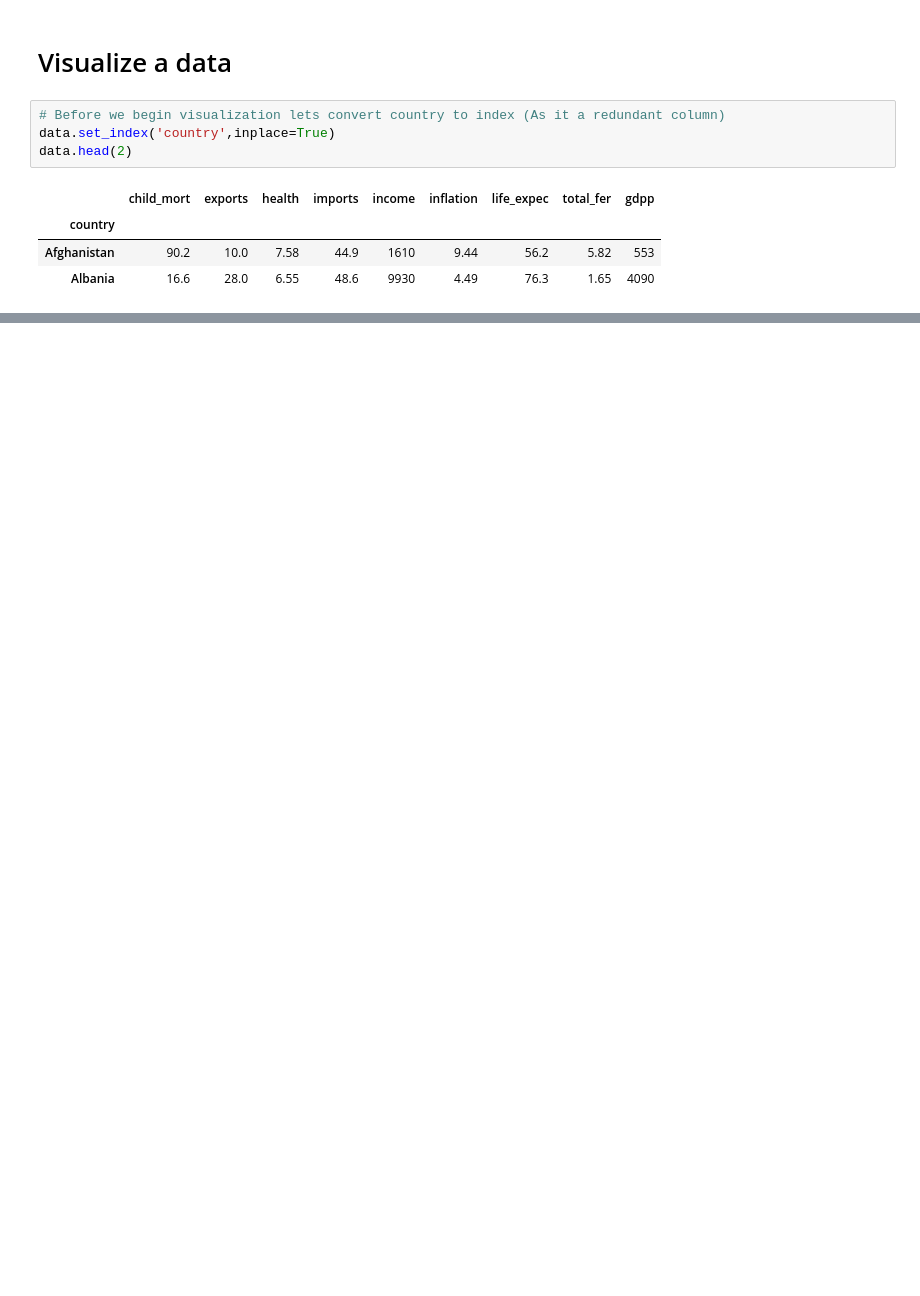
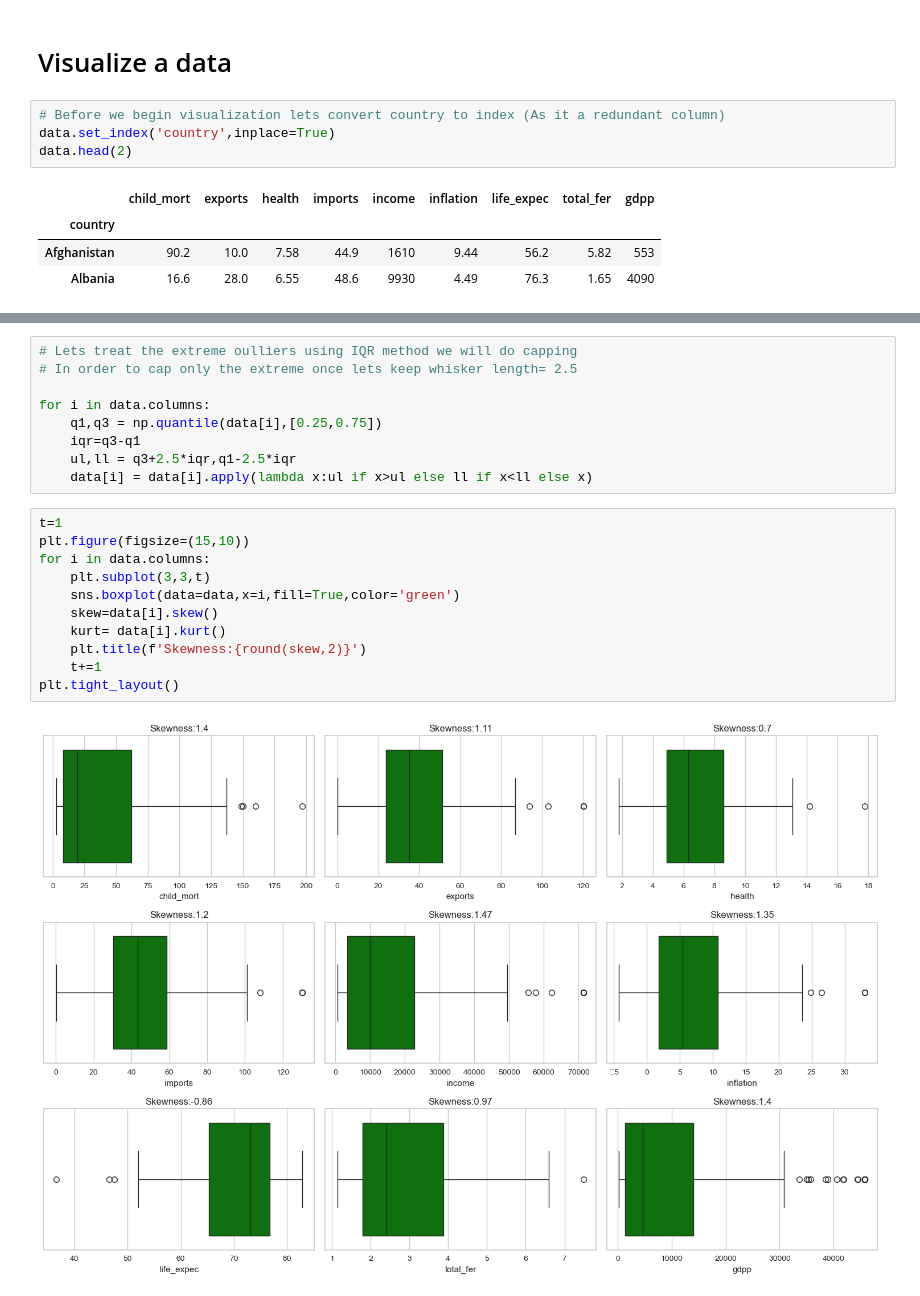
Before and after one commit to Sumit82398/Help-NGO-CountryData-Clustring, a Jupyter notebook: Help_NGO.ipynb, the cells around one changed output, grey strips where cells are left out. Drawn from its saved outputs; the diff is of its cells as text; blank space fills up the shorter version.

```diff
--- a/Help_NGO.ipynb
+++ b/Help_NGO.ipynb
@@ -66,0 +106,22 @@ plt.show()
+# %%
+# Lets treat the extreme oulliers using IQR method we will do capping
+# In order to cap only the extreme once lets keep whisker length= 2.5
+
+for i in data.columns:
+    q1,q3 = np.quantile(data[i],[0.25,0.75])
+    iqr=q3-q1
+    ul,ll = q3+2.5*iqr,q1-2.5*iqr
+    data[i] = data[i].apply(lambda x:ul if x>ul else ll if x<ll else x)
+# %%
+t=1
+plt.figure(figsize=(15,10))
+for i in data.columns:
+    plt.subplot(3,3,t)
+    sns.boxplot(data=data,x=i,fill=True,color='green')
+    skew=data[i].skew()
+    kurt= data[i].kurt()
+    plt.title(f'Skewness:{round(skew,2)}')
+    t+=1
+plt.tight_layout()
+# %% [output]
+[figure, added]
```
Also changed, not shown: parts of 39 cells of this notebook, 3 other files.
